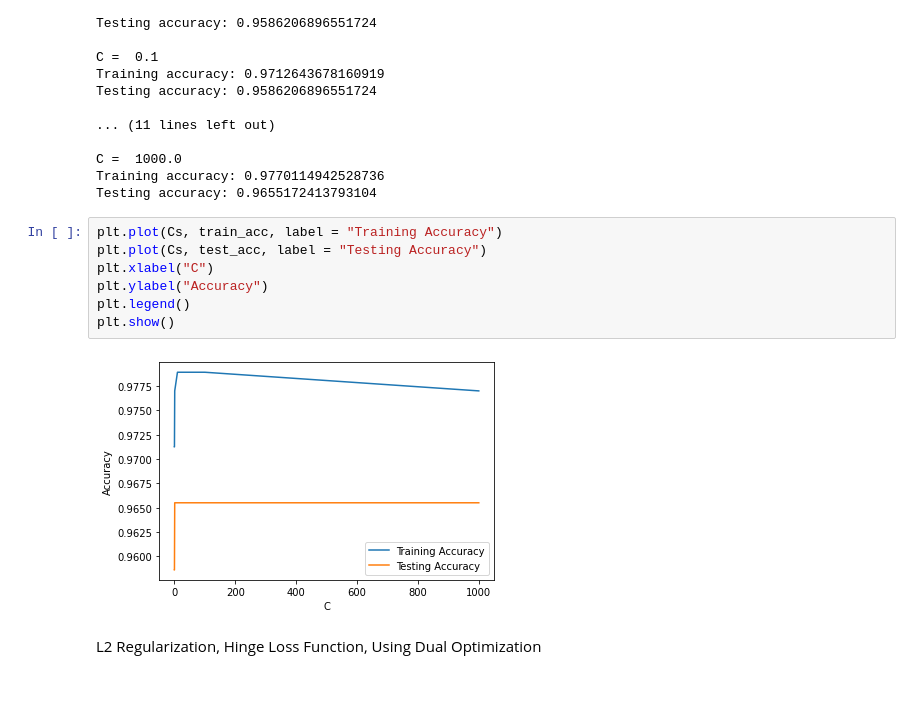
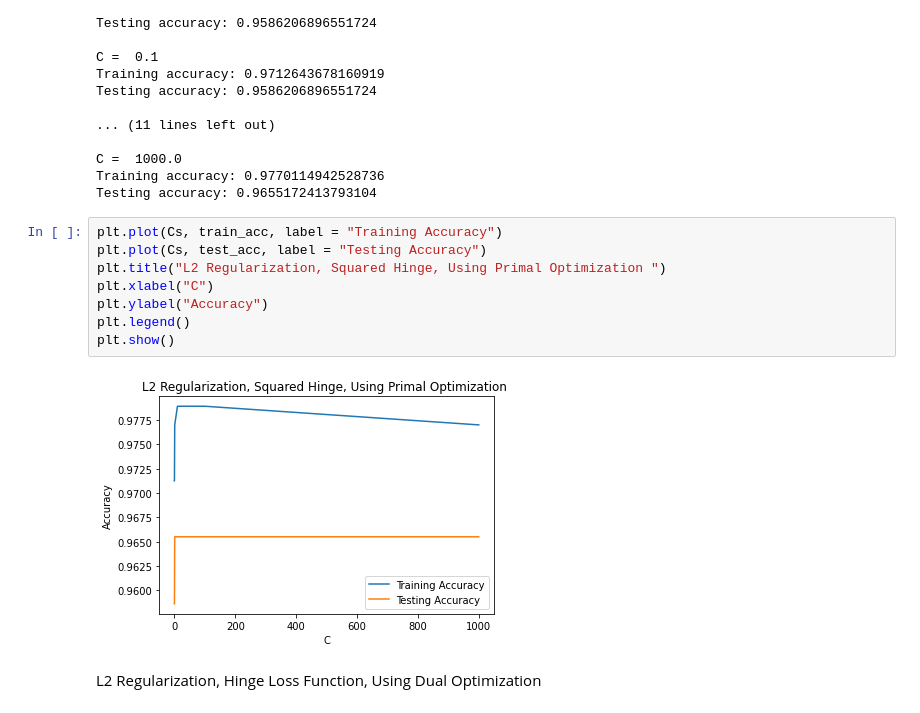
Before and after one commit to apurbaanik/ML_Final_Project_NBA, a Jupyter notebook: ML_Final_Project_SVM.ipynb, the cells around one changed output. Cells and saved outputs as stored; diff of their text form.

```diff
--- a/ML_Final_Project_SVM.ipynb
+++ b/ML_Final_Project_SVM.ipynb
@@ -146,12 +145,13 @@ Testing accuracy: 0.9655172413793104
 # %%
 plt.plot(Cs, train_acc, label = "Training Accuracy")
 plt.plot(Cs, test_acc, label = "Testing Accuracy")
+plt.title("L2 Regularization, Squared Hinge, Using Primal Optimization ")
 plt.xlabel("C")
 plt.ylabel("Accuracy")
 plt.legend()
 plt.show()
 # %% [output]
-[figure, old version]
+[figure, new version]
 # %% [markdown]
 L2 Regularization, Hinge Loss Function, Using Dual Optimization
 # %%
```
Also changed, not shown: parts of 17 cells of this notebook.
